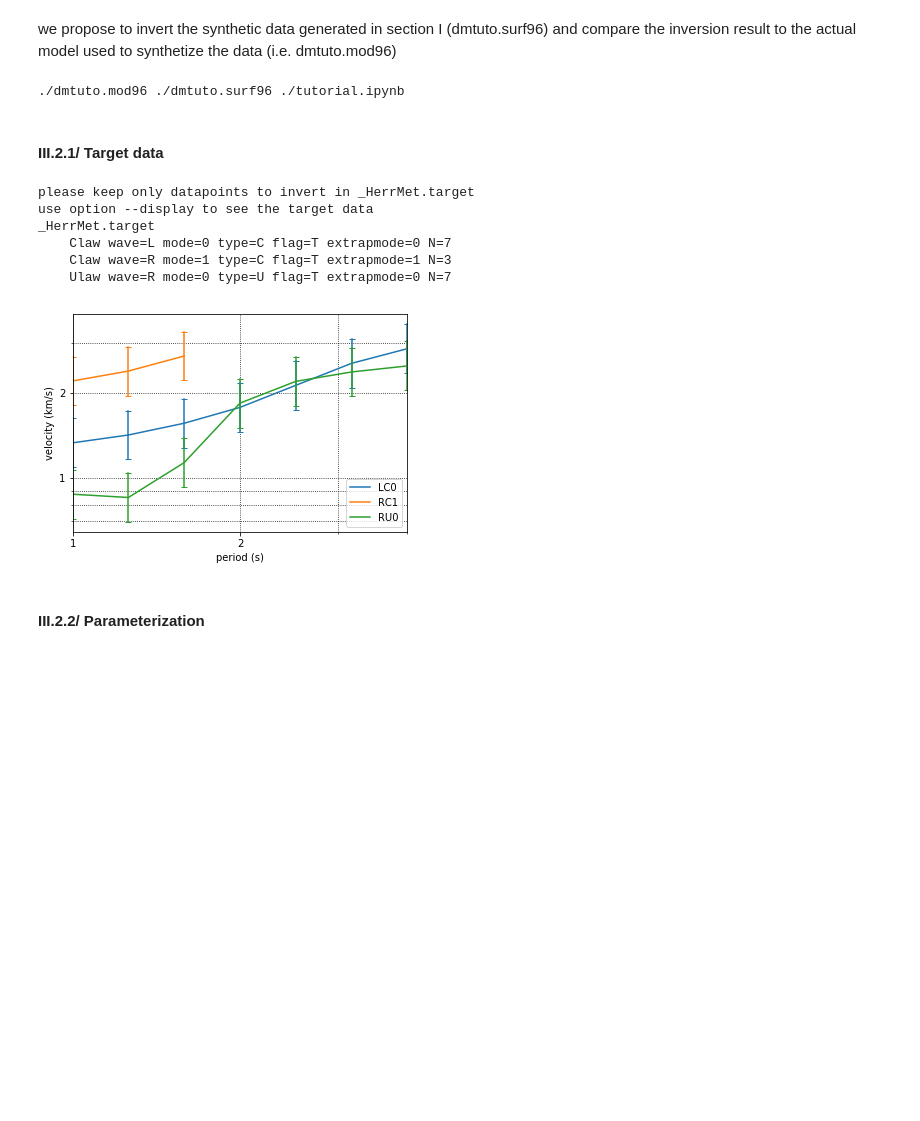
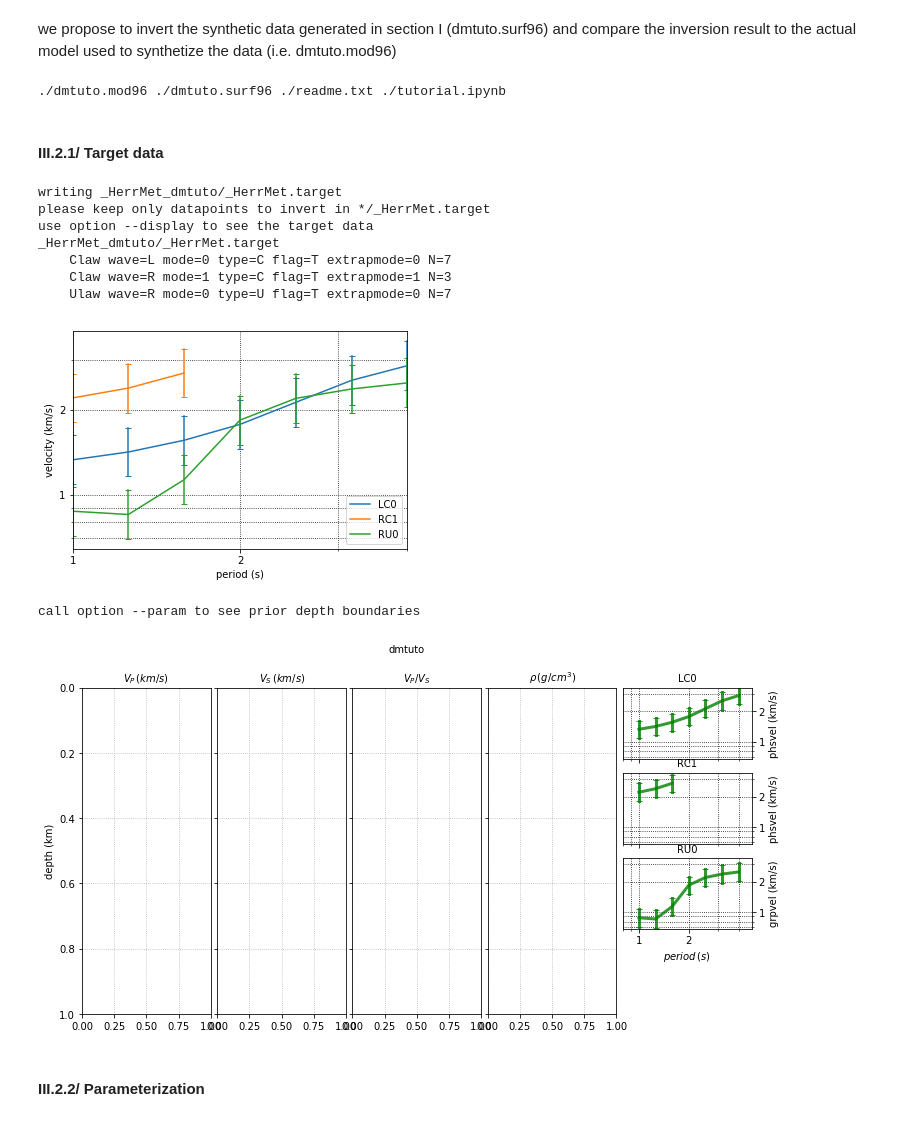
Before and after one commit to obsmax/srfpython, a Jupyter notebook: tutorials/tutorial0/tutorial.ipynb, the cells around one changed output. Drawn from its saved outputs; the diff is of its cells as text; code cells hidden in the pictures; blank space fills up the shorter version.

```diff
--- a/tutorials/tutorial0/tutorial.ipynb
+++ b/tutorials/tutorial0/tutorial.ipynb
@@ -287,49 +287,54 @@ import os, glob
 assert os.path.exists("./dmtuto.surf96")
 
 # clean up before running
-%run -i ../srfpython/bin/HerrMet --clean
+os.system('rm -rf _HerrMet_*')
 
 # list files in this directory
 for _ in glob.iglob('./*'):
     print _,
 # %% [output]
-./dmtuto.mod96 ./dmtuto.surf96 ./tutorial.ipynb
+./dmtuto.mod96 ./dmtuto.surf96 ./readme.txt ./tutorial.ipynb
 # %% [markdown]
 #### III.2.1/ Target data
 # %%
 # -----------------------
 # set the dispersion curves to invert referred to as the target data
 # the dispersion curve must be provided as surf96 format (see Herrmann's doc, CPS)
 # I reproduce the file content into _Herrmann.target (also at surf96 format),
 # which can be modified manually before inversion
 # (e.g. resample, remove data points or modes, adjust uncertainties for weighting, ...)
 # -----------------------
 
 # the following command will (see HerrMet --help for command names):
 # - get the target dispersion curves from dmtuto.surf96 (--target),
 # - resample it between 0.25-1 Hz with 7 samples spaced logarithmically in period domain (-resamp),
 # - adjust the uncertainties to 0.2 * velocity (i.e. constant uncertainty in logaritmic domain, --lunc),
 # - overwrite the target file if exists (-ot)
 
-%run -i ../srfpython/bin/HerrMet \
+%run -i ../../srfpython/bin/HerrMet \
     --target dmtuto.surf96 \
         -resamp 0.25 1.0 7 plog \
         -lunc 0.2 \
         -ot
 
 # display the target file with s96 (-inline avoids the program to pause)
-%run -i ../srfpython/bin/s96 --show _HerrMet.target -inline
+%run -i ../../srfpython/bin/s96 --show _HerrMet_dmtuto/_HerrMet.target -inline
 
 # or directly with HerrMet (--display)
-# %run -i ../bin/HerrMet --display -inline
+%run -i ../../srfpython/bin/HerrMet \
+    --display \
+        -inline
 # %% [output]
-please keep only datapoints to invert in _HerrMet.target
+writing _HerrMet_dmtuto/_HerrMet.target
+please keep only datapoints to invert in */_HerrMet.target
 use option --display to see the target data
-_HerrMet.target
+_HerrMet_dmtuto/_HerrMet.target
     Claw wave=L mode=0 type=C flag=T extrapmode=0 N=7
     Claw wave=R mode=1 type=C flag=T extrapmode=1 N=3
     Ulaw wave=R mode=0 type=U flag=T extrapmode=0 N=7
 [figure]
+call option --param to see prior depth boundaries
+[figure, added]
 # %% [markdown]
 #### III.2.2/ Parameterization
 # %%
```
Also changed, not shown: parts of 15 cells of this notebook, 2 other files.
